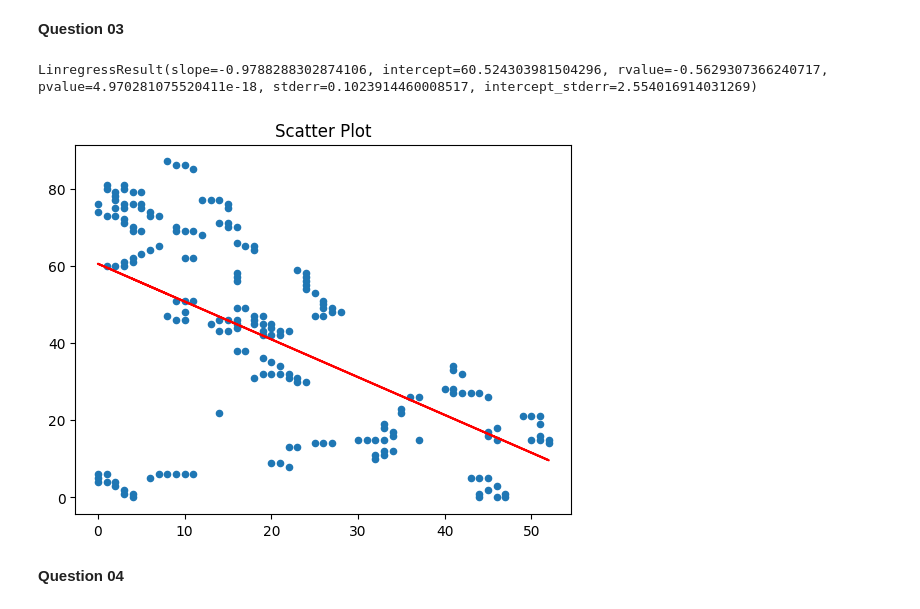
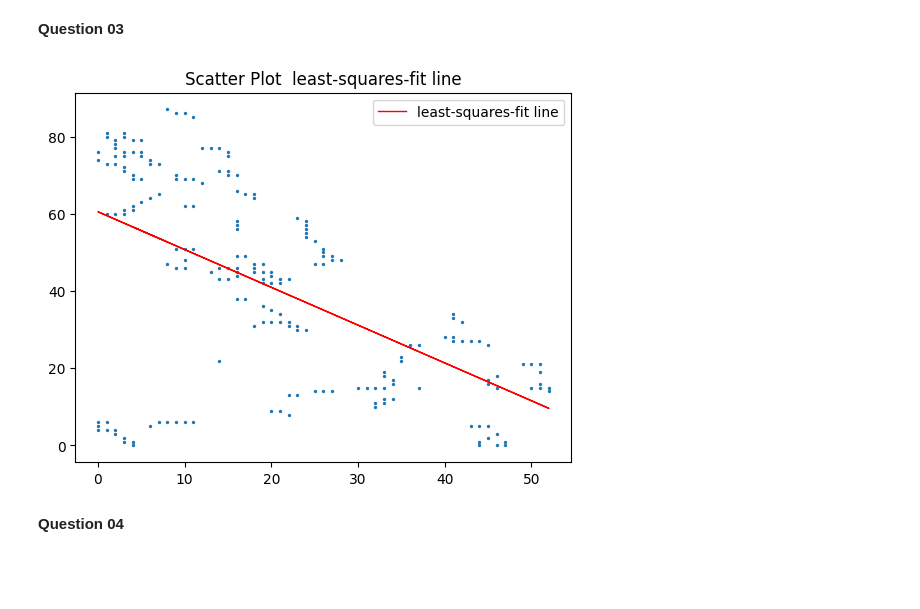
Before and after one commit to thej20d/VS-NEW, a Jupyter notebook: Assignment/Assignment 02/Assignment 2.ipynb, the cells around one changed output. Saved outputs shown, nothing was run; the diff lists cells and outputs as text; code cells hidden in the pictures; blank space fills up the shorter version.

```diff
--- a/Assignment/Assignment 02/Assignment 2.ipynb
+++ b/Assignment/Assignment 02/Assignment 2.ipynb
@@ -50,32 +50,27 @@ plt.show()
 # %%
 import cv2 as cv
 import numpy as np
 import matplotlib.pyplot as plt
 from scipy import stats
 img = cv.imread('Crop_field_cropped.jpg', cv.IMREAD_GRAYSCALE)
 
 
 edges = cv.Canny(img, 550 , 690)
 indices = np.where(edges != [0])
 x = indices[1]
 y = indices[0]
 
 
-plt.scatter(x, y,s=20)
-plt.title('Scatter Plot')
+m,c = np.polyfit(x, y, 1)
+y_ = m*x + c
 
-line_model = stats.linregress(x, y)
-print(line_model)
-
-m = -0.9788288302874106# gradient
-c = 60.524303981504296 # intercept
-y_ = m*x + c
-plt.plot(x, y_, color='red')
-
+plt.scatter(x, y,s=2)
+plt.title('Scatter Plot  least-squares-fit line')
+plt.plot(x, y_, color='r', linewidth=1, label=r'least-squares-fit line')
+plt.legend(loc='best')
 plt.show()
 # %% [output]
-LinregressResult(slope=-0.9788288302874106, intercept=60.524303981504296, rvalue=-0.5629307366240717, pvalue=4.970281075520411e-18, stderr=0.1023914460008517, intercept_stderr=2.554016914031269)
-[figure, old version]
+[figure, new version]
 # %% [markdown]
 **Question 04**
 # %%
```
Also changed, not shown: parts of 1 cell of this notebook.
